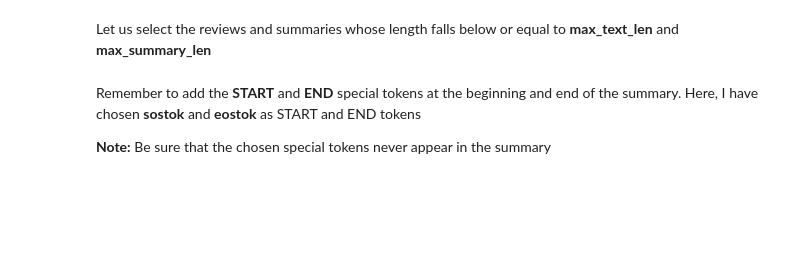
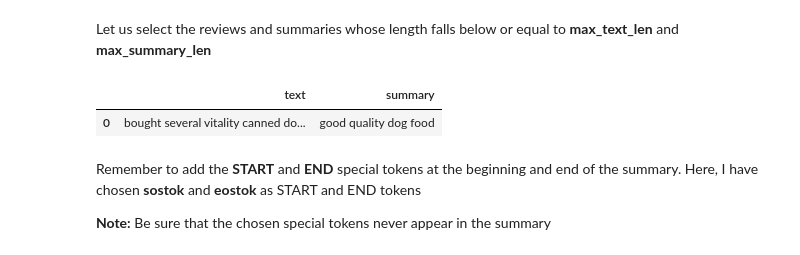
Before and after one commit to YMICCSSS/ner_topic_project, a Jupyter notebook: 參考/How-to-build-own-text-summarizer-using-deep-learning-master/How_to_build_own_text_summarizer_using_deep_learning.ipynb, the cells around one changed output. Cells and saved outputs as stored; diff of their text form; code cells hidden in the pictures; blank space fills up the shorter version.

```diff
--- a/參考/How-to-build-own-text-summarizer-using-deep-learning-master/How_to_build_own_text_summarizer_using_deep_learning.ipynb
+++ b/參考/How-to-build-own-text-summarizer-using-deep-learning-master/How_to_build_own_text_summarizer_using_deep_learning.ipynb
@@ -315,16 +394,21 @@ Let us select the reviews and summaries whose length falls below or equal to **m
 # %%
 cleaned_text =np.array(data['cleaned_text'])
 cleaned_summary=np.array(data['cleaned_summary'])
+print(cleaned_text.shape, cleaned_summary.shape)
 
 short_text=[]
 short_summary=[]
 
-for i in range(len(cleaned_text)):
-    if(len(cleaned_summary[i].split())<=max_summary_len and len(cleaned_text[i].split())<=max_text_len):
+for i in range(len(cleaned_text)): # 清乾淨的每一筆評論
+    if(len(cleaned_summary[i].split())<=max_summary_len and len(cleaned_text[i].split())<=max_text_len): # 只留下詞數量<指定長度 的資料
         short_text.append(cleaned_text[i])
         short_summary.append(cleaned_summary[i])
 
-df=pd.DataFrame({'text':short_text,'summary':short_summary})
+df=pd.DataFrame({'text':short_text,'summary':short_summary}) # 去掉過長的資料，存進dataframe
+df.loc[[0]]
+# %% [output]
+|  | text | summary |
+| 0 | bought several vitality canned do... | good quality dog food |
 # %% [markdown]
 Remember to add the **START** and **END** special tokens at the beginning and end of the summary. Here, I have chosen **sostok** and **eostok** as START and END tokens
 
```
Also changed, not shown: parts of 55 cells of this notebook, 1 other file.
